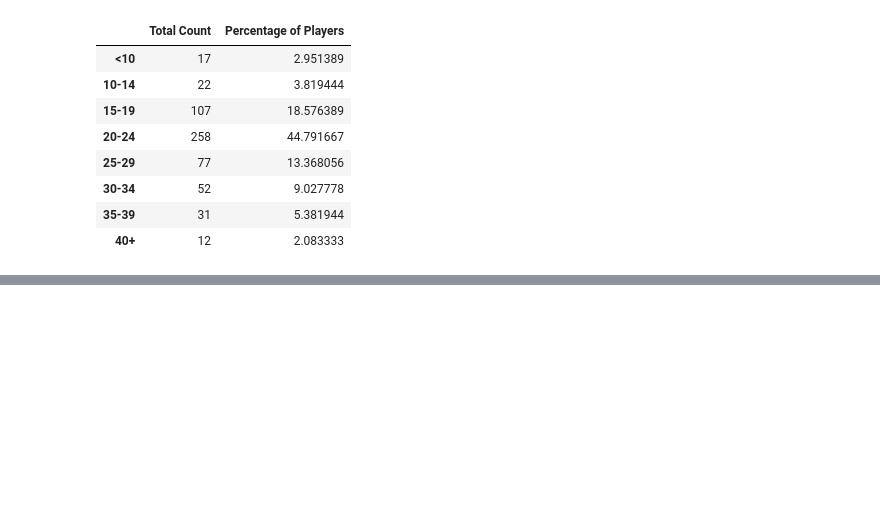
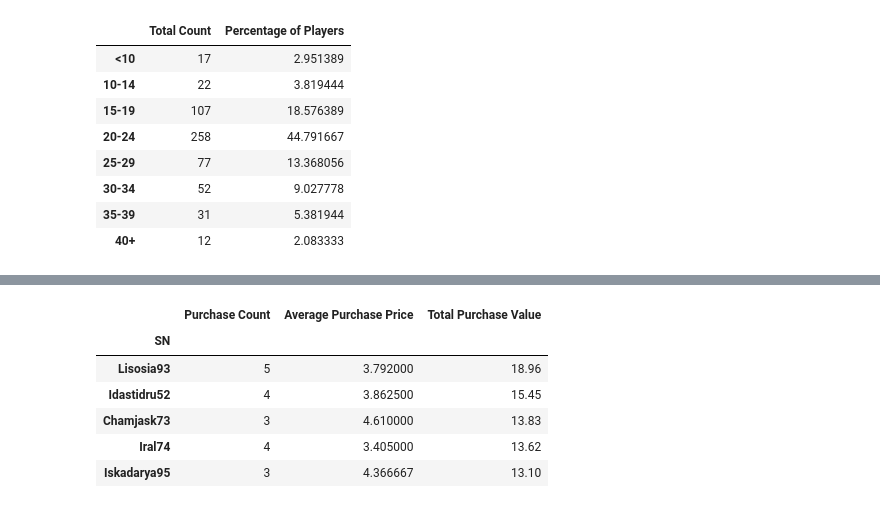
Before and after one commit to radioactivearm/pandas-challenge, a Jupyter notebook: HerosOfPymoli/HerosOfPymoli.ipynb, the cells around one changed output, grey strips where cells are left out. Drawn from its saved outputs; the diff is of its cells as text; code cells hidden in the pictures; blank space fills up the shorter version.

```diff
--- a/HerosOfPymoli/HerosOfPymoli.ipynb
+++ b/HerosOfPymoli/HerosOfPymoli.ipynb
@@ -284,0 +396,9 @@ age_demo_summary
+# %%
+# make index
+sn_index = player_group['SN'].unique()
+sn_index = pd.Series(sn_index)
+sn_index = sn_index.str[0]
+# %%
+# purchase count
+pur_per_play = player_group['Item Name'].count()
+pur_per_play.head()
@@ -284,0 +413,4 @@ age_demo_summary
+# %%
+# average purchase price
+avg_pur_price_play = player_group['Price'].mean()
+avg_pur_price_play.head()
@@ -284,0 +425,4 @@ age_demo_summary
+# %%
+# total purchase value
+tot_pur_value_play = player_group['Price'].sum()
+tot_pur_value_play.head()
@@ -284,0 +437,19 @@ age_demo_summary
+# %%
+# time to make a summary table
+top_spenders_dict = {
+    'Purchase Count': pur_per_play,
+    'Average Purchase Price': avg_pur_price_play,
+    'Total Purchase Value': tot_pur_value_play
+}
+
+top_spenders_summary = pd.DataFrame(top_spenders_dict, index=sn_index)
+top_spenders_summary = top_spenders_summary.sort_values(by='Total Purchase Value', ascending=False)
+top_spenders_summary.head()
+# %% [output]
+|  | Purchase Count | Average Purchase Price | Total Purchase Value |
+| SN |  |  |  |
+| Lisosia93 | 5 | 3.792000 | 18.96 |
+| Idastidru52 | 4 | 3.862500 | 15.45 |
+| Chamjask73 | 3 | 4.610000 | 13.83 |
+| Iral74 | 4 | 3.405000 | 13.62 |
+| Iskadarya95 | 3 | 4.366667 | 13.10 |
```
Also changed, not shown: parts of 13 cells of this notebook.
